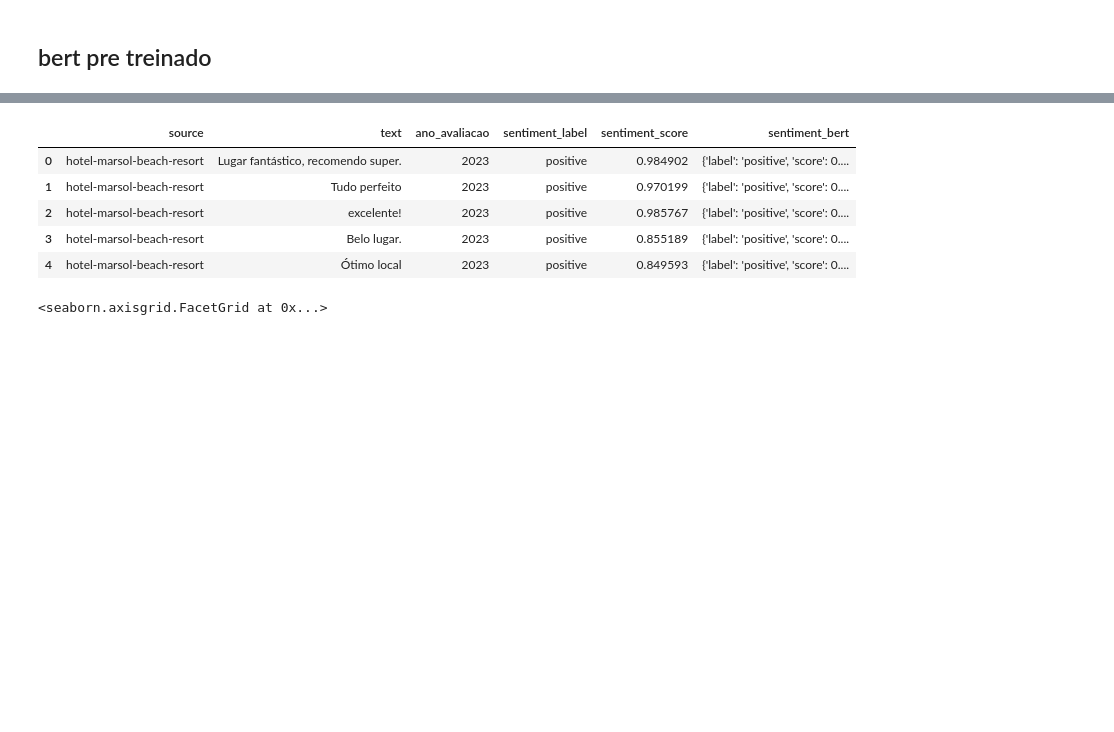
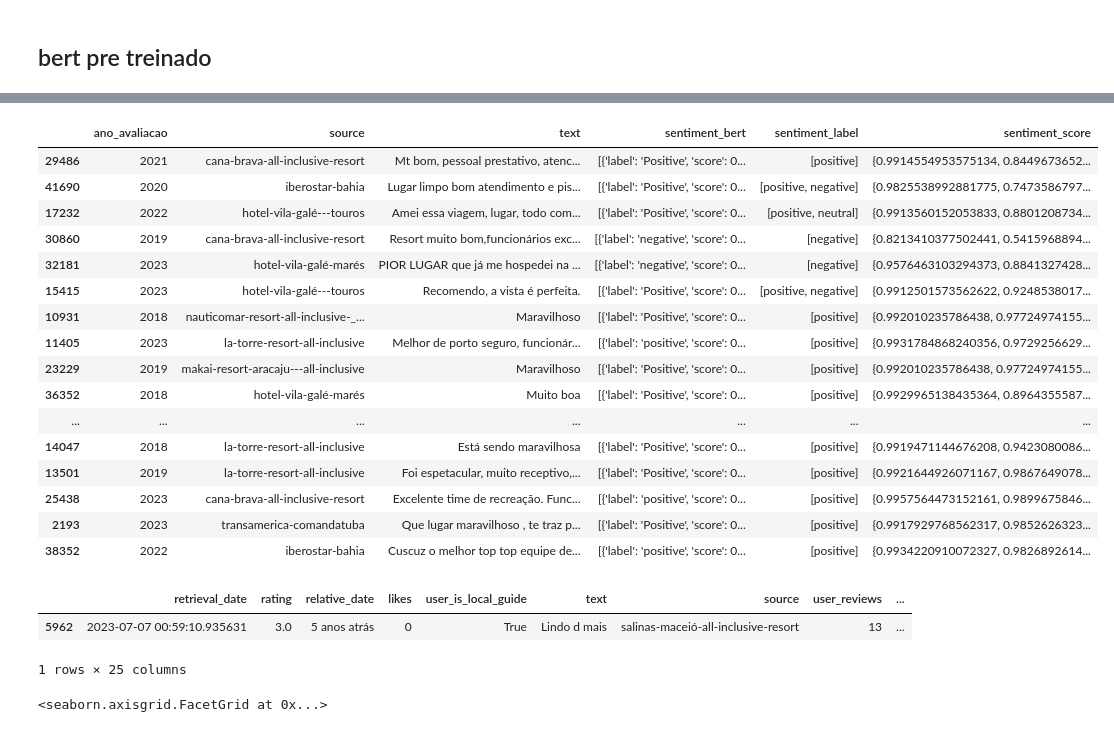
Before and after one commit to emerson-matos/tcc-notebooks, a Jupyter notebook: sentimentos/notebook.ipynb, the cells around one changed output, grey strips where cells are left out. Cells and saved outputs as stored; diff of their text form; code cells hidden in the pictures; blank space fills up the shorter version.

```diff
--- a/sentimentos/notebook.ipynb
+++ b/sentimentos/notebook.ipynb
@@ -116,7 +288,11 @@ classifier(sentences)
 from datasets import Dataset
 dataset = Dataset.from_pandas(teste)
 # %%
-dataset = dataset.map(lambda x: {"sentiment_bert": classifier(x['text'])} , batched=True)
+dataset = dataset.map(lambda x: {"sentiment_bert_1": classifier1(x['text']),
+                                 "sentiment_bert_2": classifier2(x['text']),
+                                 "sentiment_bert_3": classifier3(x['text']),
+                                 "sentiment_bert_4": classifier3(x['text']),
+                                 "sentiment_bert_5": classifier3(x['text'])}, batched=True)
 # %%
 dataset[0]
 # %% [output]
@@ -151,0 +328,7 @@ teste.head(5)
+# %%
+def mySorter(e):
+  return e['score']
+cols = ['sentiment_bert_1', 'sentiment_bert_2', 'sentiment_bert_3', 'sentiment_bert_4', 'sentiment_bert_5']
+teste['sentiment_bert'] = teste[cols].apply(lambda row: row.values.tolist(), axis=1)
+# %%
+teste['sentiment_bert'] = teste['sentiment_bert'].apply(lambda x: sorted(x, key=mySorter, reverse=True))
@@ -152,15 +349,33 @@ teste.head(5)
 # %%
-def myFunc(e):
-  return e['score']
-
-teste['sentiment_label'] = teste['sentiment_bert'].apply(lambda x: x['label'])
-teste['sentiment_score'] = teste['sentiment_bert'].apply(lambda x: x['score'])
+def f7(seq):
+    seen = set()
+    seen_add = seen.add
+    return [x for x in seq if not (x in seen or seen_add(x))]
+teste['sentiment_label'] = teste['sentiment_bert'].apply(lambda x: f7(list(map(lambda y: y['label'].lower(), x))))
+teste['sentiment_score'] = teste['sentiment_bert'].apply(lambda x: set(map(lambda y: y['score'], x)))
 # %%
-teste[['source', 'text', 'ano_avaliacao', 'sentiment_label', 'sentiment_score', 'sentiment_bert']].head()
+teste[['ano_avaliacao', 'source', 'text', 'sentiment_bert', 'sentiment_label', 'sentiment_score']].sample(n = 30)
 # %% [output]
-|  | source | text | ano_avaliacao | sentiment_label | sentiment_score | sentiment_bert |
-| 0 | hotel-marsol-beach-resort | Lugar fantástico, recomendo super. | 2023 | positive | 0.984902 | {'label': 'positive', 'score': 0.... |
-| 1 | hotel-marsol-beach-resort | Tudo perfeito | 2023 | positive | 0.970199 | {'label': 'positive', 'score': 0.... |
-| 2 | hotel-marsol-beach-resort | excelente! | 2023 | positive | 0.985767 | {'label': 'positive', 'score': 0.... |
-| 3 | hotel-marsol-beach-resort | Belo lugar. | 2023 | positive | 0.855189 | {'label': 'positive', 'score': 0.... |
-| 4 | hotel-marsol-beach-resort | Ótimo local | 2023 | positive | 0.849593 | {'label': 'positive', 'score': 0.... |
+|  | ano_avaliacao | source | text | sentiment_bert | sentiment_label | sentiment_score |
+| 29486 | 2021 | cana-brava-all-inclusive-resort | Mt bom, pessoal prestativo, atenc... | [{'label': 'Positive', 'score': 0... | [positive] | {0.9914554953575134, 0.8449673652... |
+| 41690 | 2020 | iberostar-bahia | Lugar limpo bom atendimento e pis... | [{'label': 'Positive', 'score': 0... | [positive, negative] | {0.9825538992881775, 0.7473586797... |
+| 17232 | 2022 | hotel-vila-galé---touros | Amei essa viagem, lugar, todo com... | [{'label': 'Positive', 'score': 0... | [positive, neutral] | {0.9913560152053833, 0.8801208734... |
+| 30860 | 2019 | cana-brava-all-inclusive-resort | Resort muito bom,funcionários exc... | [{'label': 'negative', 'score': 0... | [negative] | {0.8213410377502441, 0.5415968894... |
+| 32181 | 2023 | hotel-vila-galé-marés | PIOR LUGAR que já me hospedei na ... | [{'label': 'negative', 'score': 0... | [negative] | {0.9576463103294373, 0.8841327428... |
+| 15415 | 2023 | hotel-vila-galé---touros | Recomendo, a vista é perfeita. | [{'label': 'Positive', 'score': 0... | [positive, negative] | {0.9912501573562622, 0.9248538017... |
+| 10931 | 2018 | nauticomar-resort-all-inclusive-_... | Maravilhoso | [{'label': 'Positive', 'score': 0... | [positive] | {0.992010235786438, 0.97724974155... |
+| 11405 | 2023 | la-torre-resort-all-inclusive | Melhor de porto seguro, funcionár... | [{'label': 'positive', 'score': 0... | [positive] | {0.9931784868240356, 0.9729256629... |
+| 23229 | 2019 | makai-resort-aracaju---all-inclusive | Maravilhoso | [{'label': 'Positive', 'score': 0... | [positive] | {0.992010235786438, 0.97724974155... |
+| 36352 | 2018 | hotel-vila-galé-marés | Muito boa | [{'label': 'Positive', 'score': 0... | [positive] | {0.9929965138435364, 0.8964355587... |
+| ... | ... | ... | ... | ... | ... | ... |
+| 14047 | 2018 | la-torre-resort-all-inclusive | Está sendo maravilhosa | [{'label': 'Positive', 'score': 0... | [positive] | {0.9919471144676208, 0.9423080086... |
+| 13501 | 2019 | la-torre-resort-all-inclusive | Foi espetacular, muito receptivo,... | [{'label': 'Positive', 'score': 0... | [positive] | {0.9921644926071167, 0.9867649078... |
+| 25438 | 2023 | cana-brava-all-inclusive-resort | Excelente time de recreação. Func... | [{'label': 'positive', 'score': 0... | [positive] | {0.9957564473152161, 0.9899675846... |
+| 2193 | 2023 | transamerica-comandatuba | Que lugar maravilhoso , te traz p... | [{'label': 'Positive', 'score': 0... | [positive] | {0.9917929768562317, 0.9852626323... |
+| 38352 | 2022 | iberostar-bahia | Cuscuz o melhor top top equipe de... | [{'label': 'positive', 'score': 0... | [positive] | {0.9934220910072327, 0.9826892614... |
+# %%
+teste[teste.text == 'Lindo d mais']
+# %% [output]
+|  | retrieval_date | rating | relative_date | likes | user_is_local_guide | text | source | user_reviews | ... |
+| 5962 | 2023-07-07 00:59:10.935631 | 3.0 | 5 anos atrás | 0 | True | Lindo d mais | salinas-maceió-all-inclusive-resort | 13 | ... |
+1 rows × 25 columns
```
Also changed, not shown: parts of 31 cells of this notebook.
